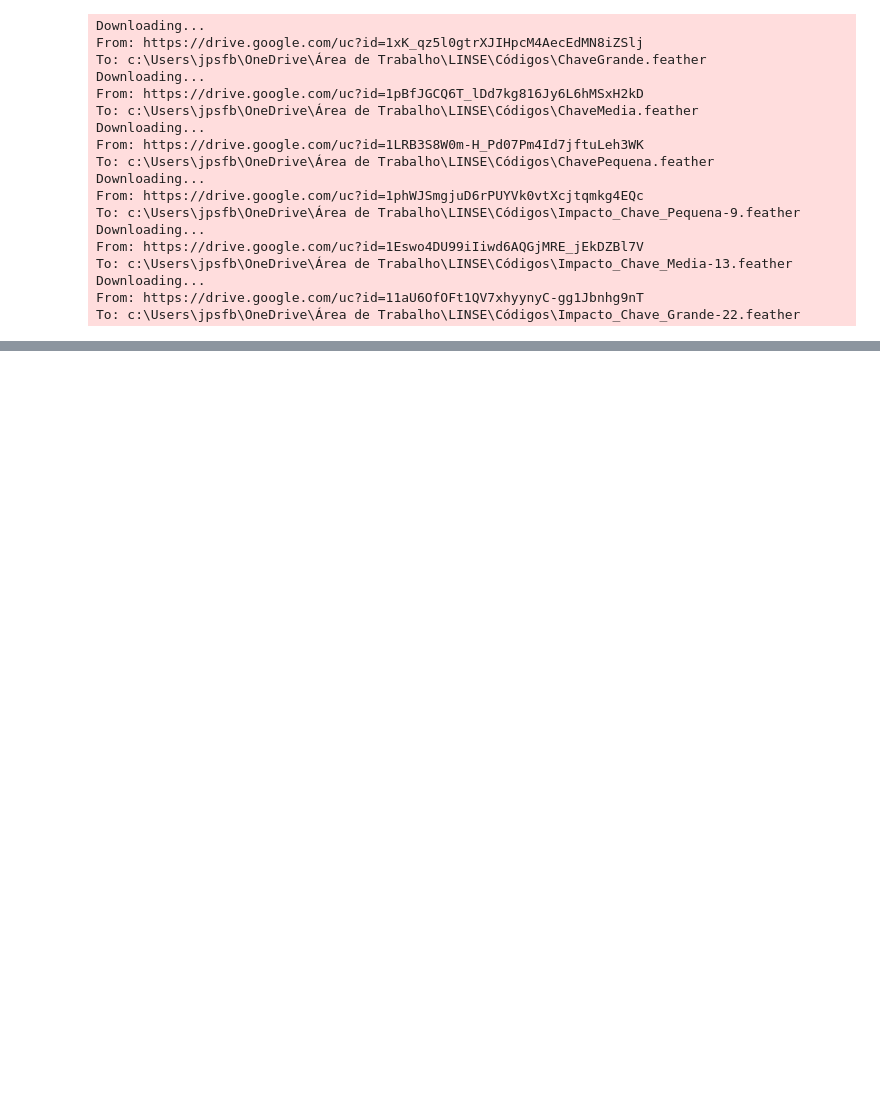
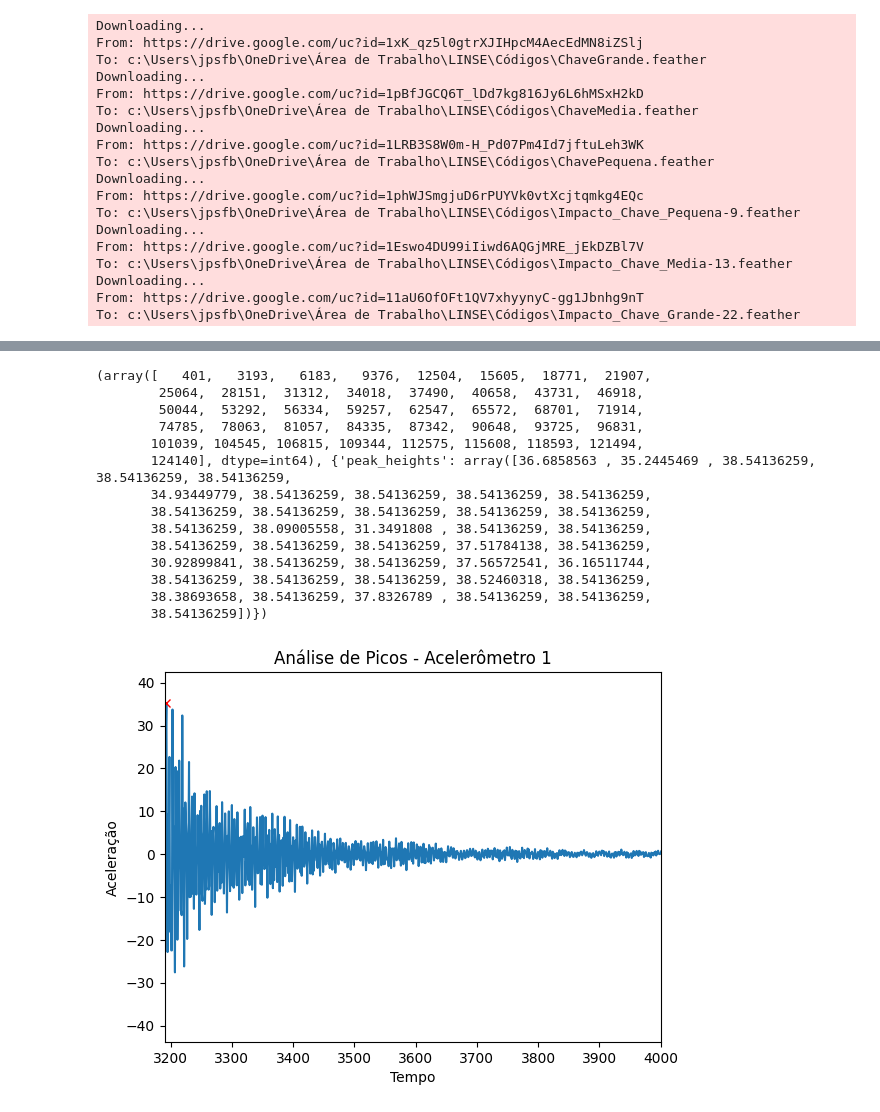
Before and after one commit to JP-Branco/Projeto-Linse, a Jupyter notebook: Multi Classes (Skt Learn).ipynb, the cells around one changed output, grey strips where cells are left out. Saved outputs shown, nothing was run; the diff lists cells and outputs as text; code cells hidden in the pictures; blank space fills up the shorter version.

```diff
--- a/Multi Classes (Skt Learn).ipynb
+++ b/Multi Classes (Skt Learn).ipynb
@@ -547,0 +220,26 @@ Impacto_Chave_Pequena-9.feather       0.75      0.30      0.43        10
+# %%
+aux1 = signal.find_peaks(acc1d, height=2, distance=1300)  # Encontrar picos
+print(aux1)
+plt.plot(acc1d)
+plt.plot(aux1[0], aux1[1]['peak_heights'], 'xr')
+plt.xlim(3190, 4000)
+plt.title("Análise de Picos - Acelerômetro 1")
+plt.xlabel("Tempo")
+plt.ylabel("Aceleração")
+plt.show()
+# %% [output]
+(array([   401,   3193,   6183,   9376,  12504,  15605,  18771,  21907,
+        25064,  28151,  31312,  34018,  37490,  40658,  43731,  46918,
+        50044,  53292,  56334,  59257,  62547,  65572,  68701,  71914,
+        74785,  78063,  81057,  84335,  87342,  90648,  93725,  96831,
+       101039, 104545, 106815, 109344, 112575, 115608, 118593, 121494,
+       124140], dtype=int64), {'peak_heights': array([36.6858563 , 35.2445469 , 38.54136259, 38.54136259, 38.54136259,
+       34.93449779, 38.54136259, 38.54136259, 38.54136259, 38.54136259,
+       38.54136259, 38.54136259, 38.54136259, 38.54136259, 38.54136259,
+       38.54136259, 38.09005558, 31.3491808 , 38.54136259, 38.54136259,
+       38.54136259, 38.54136259, 38.54136259, 37.51784138, 38.54136259,
+       30.92899841, 38.54136259, 38.54136259, 37.56572541, 36.16511744,
+       38.54136259, 38.54136259, 38.54136259, 38.52460318, 38.54136259,
+       38.38693658, 38.54136259, 37.8326789 , 38.54136259, 38.54136259,
+       38.54136259])})
+[figure, added]
```
Also changed, not shown: parts of 55 cells of this notebook, 3 other files.
